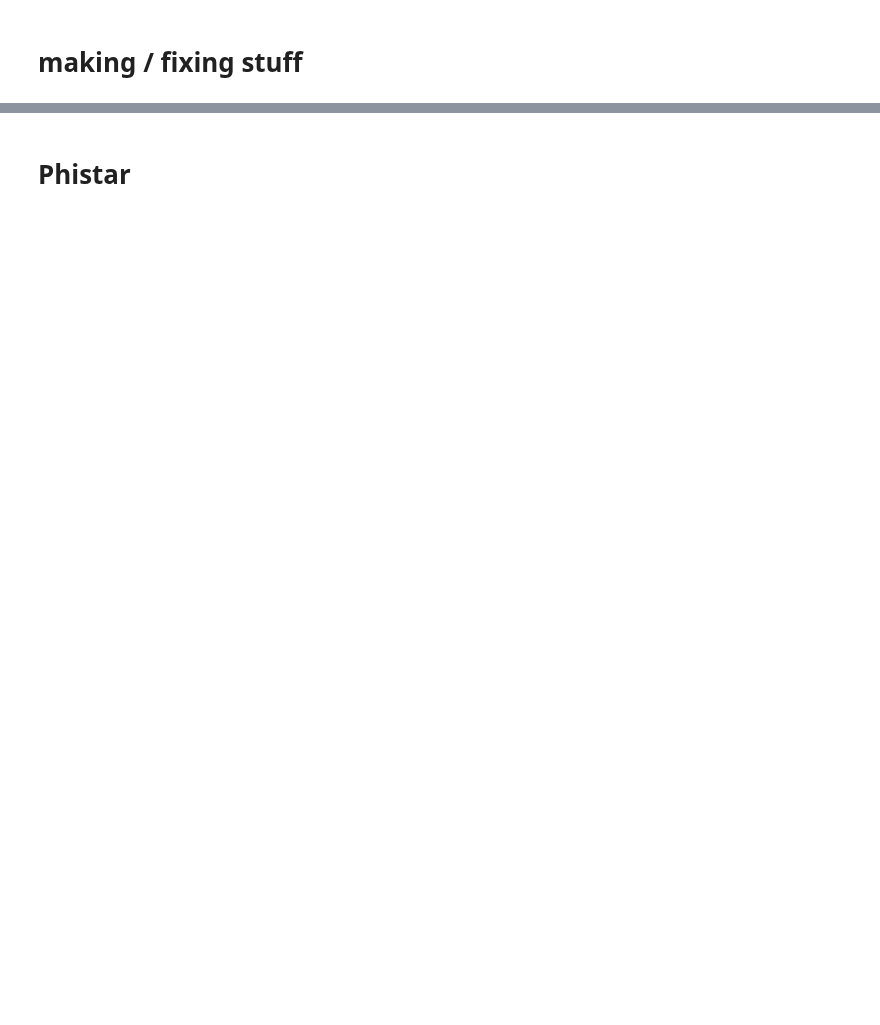
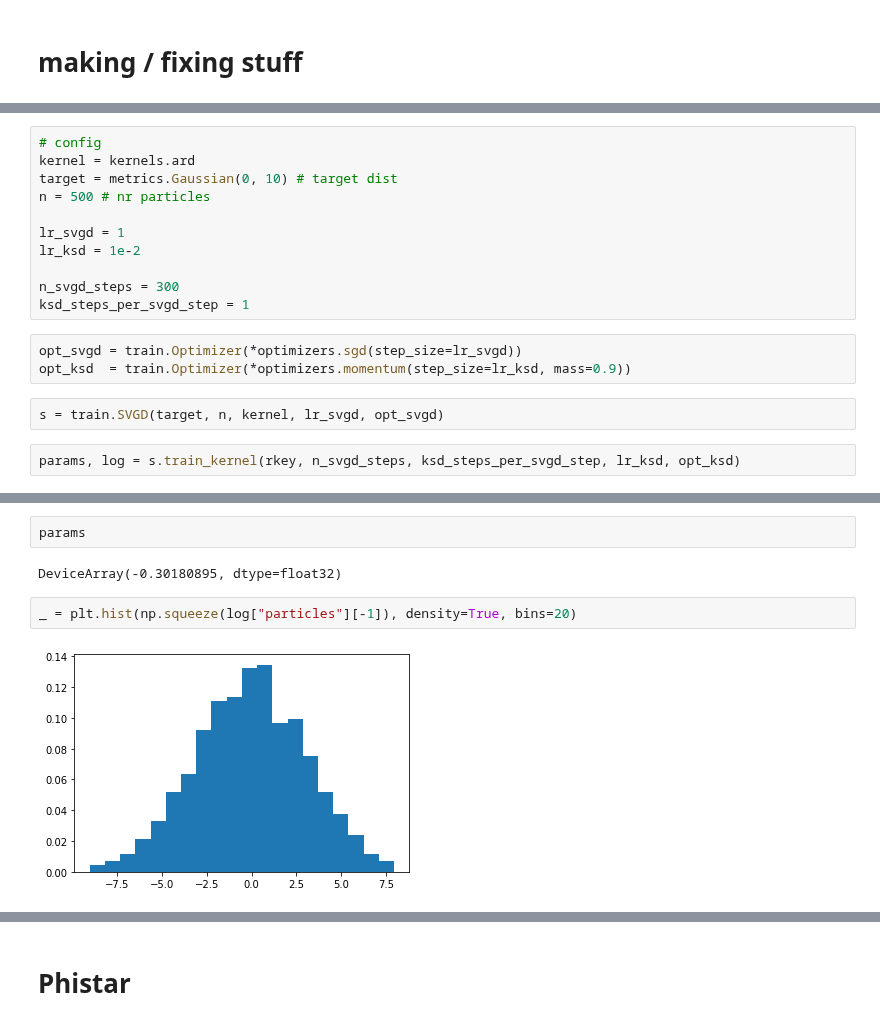
Before and after one commit to ratschlab/projects-2020-Neural-SVGD, a Jupyter notebook: notebooks/making, fixing.ipynb, the cells around one changed output, grey strips where cells are left out. Saved outputs shown, nothing was run; the diff lists cells and outputs as text; blank space fills up the shorter version.

Commit message:
Refactored model to be more modular and cleaner (in train.py).

```diff
--- a/notebooks/making, fixing.ipynb
+++ b/notebooks/making, fixing.ipynb
@@ -23,0 +33,18 @@ rkey = random.PRNGKey(0)
+# %%
+# config
+kernel = kernels.ard
+target = metrics.Gaussian(0, 10) # target dist
+n = 500 # nr particles
+
+lr_svgd = 1
+lr_ksd = 1e-2
+
+n_svgd_steps = 300
+ksd_steps_per_svgd_step = 1
+# %%
+opt_svgd = train.Optimizer(*optimizers.sgd(step_size=lr_svgd))
+opt_ksd  = train.Optimizer(*optimizers.momentum(step_size=lr_ksd, mass=0.9))
+# %%
+s = train.SVGD(target, n, kernel, lr_svgd, opt_svgd)
+# %%
+params, log = s.train_kernel(rkey, n_svgd_steps, ksd_steps_per_svgd_step, lr_ksd, opt_ksd)
@@ -23,0 +81,8 @@ rkey = random.PRNGKey(0)
+# %%
+params
+# %% [output]
+DeviceArray(-0.30180895, dtype=float32)
+# %%
+_ = plt.hist(np.squeeze(log["particles"][-1]), density=True, bins=20)
+# %% [output]
+[figure, added]
```
Also changed, not shown: parts of 31 cells of this notebook, 7 other files.
